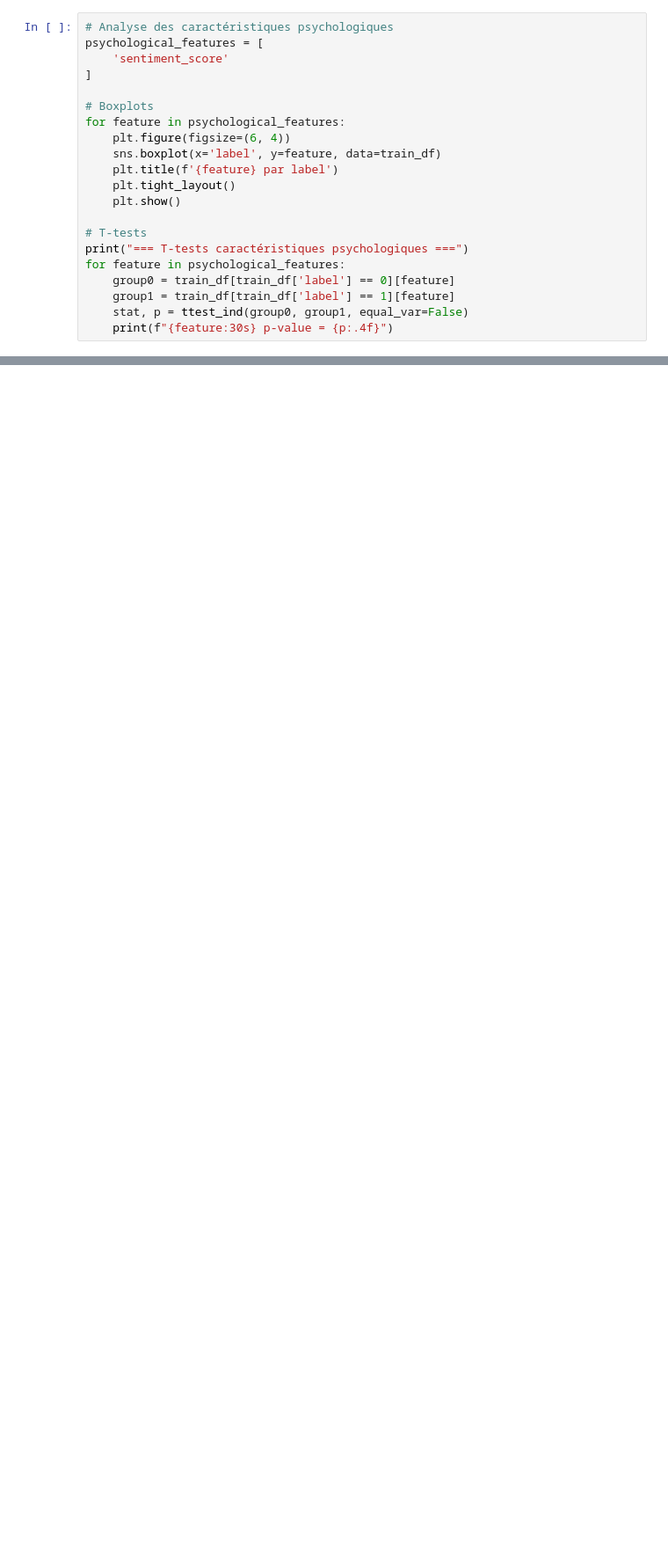
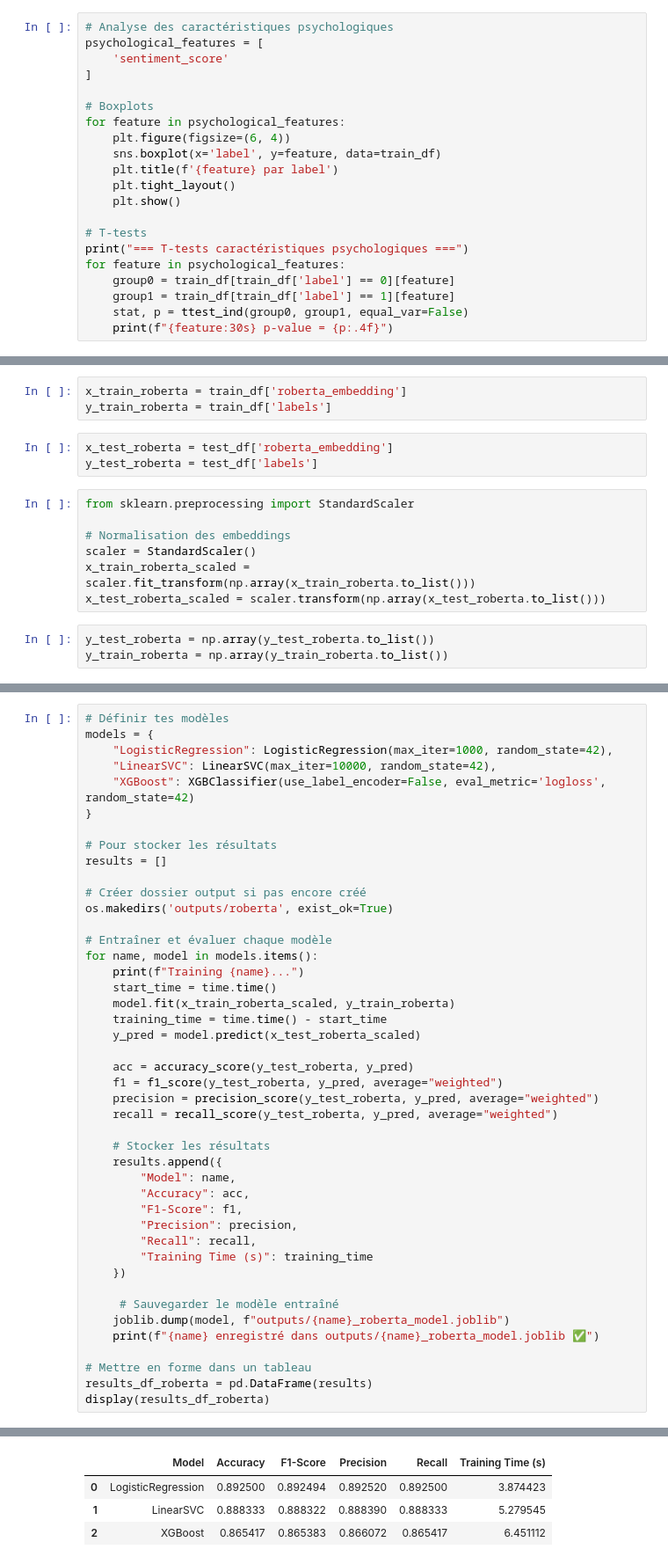
Before and after one commit to AminaManseur29/ENSAE_NLP_project, a Jupyter notebook: notebook.ipynb, the cells around one changed output, grey strips where cells are left out. Shown at 88% size. Saved outputs shown, nothing was run; the diff lists cells and outputs as text; blank space fills up the shorter version.

```diff
--- a/notebook.ipynb
+++ b/notebook.ipynb
@@ -772,0 +934,16 @@ disp.plot()
+# %%
+x_train_roberta = train_df['roberta_embedding']
+y_train_roberta = train_df['labels']
+# %%
+x_test_roberta = test_df['roberta_embedding']
+y_test_roberta = test_df['labels']
+# %%
+from sklearn.preprocessing import StandardScaler
+
+# Normalisation des embeddings
+scaler = StandardScaler()
+x_train_roberta_scaled = scaler.fit_transform(np.array(x_train_roberta.to_list()))
+x_test_roberta_scaled = scaler.transform(np.array(x_test_roberta.to_list()))
+# %%
+y_test_roberta = np.array(y_test_roberta.to_list())
+y_train_roberta = np.array(y_train_roberta.to_list())
@@ -772,0 +955,45 @@ disp.plot()
+# %%
+# Définir tes modèles
+models = {
+    "LogisticRegression": LogisticRegression(max_iter=1000, random_state=42),
+    "LinearSVC": LinearSVC(max_iter=10000, random_state=42),
+    "XGBoost": XGBClassifier(use_label_encoder=False, eval_metric='logloss', random_state=42)
+}
+
+# Pour stocker les résultats
+results = []
+
+# Créer dossier output si pas encore créé
+os.makedirs('outputs/roberta', exist_ok=True)
+
+# Entraîner et évaluer chaque modèle
+for name, model in models.items():
+    print(f"Training {name}...")
+    start_time = time.time()
+    model.fit(x_train_roberta_scaled, y_train_roberta)
+    training_time = time.time() - start_time
+    y_pred = model.predict(x_test_roberta_scaled)
+
+    acc = accuracy_score(y_test_roberta, y_pred)
+    f1 = f1_score(y_test_roberta, y_pred, average="weighted")
+    precision = precision_score(y_test_roberta, y_pred, average="weighted")
+    recall = recall_score(y_test_roberta, y_pred, average="weighted")
+
+    # Stocker les résultats
+    results.append({
+        "Model": name,
+        "Accuracy": acc,
+        "F1-Score": f1,
+        "Precision": precision,
+        "Recall": recall,
+        "Training Time (s)": training_time
+    })
+
+     # Sauvegarder le modèle entraîné
+    joblib.dump(model, f"outputs/{name}_roberta_model.joblib")
+    print(f"{name} enregistré dans outputs/{name}_roberta_model.joblib ✅")
+
+# Mettre en forme dans un tableau
+results_df_roberta = pd.DataFrame(results)
+display(results_df_roberta)
+# %% [output]
@@ -772,0 +1009,4 @@ disp.plot()
+|  | Model | Accuracy | F1-Score | Precision | Recall | Training Time (s) |
+| 0 | LogisticRegression | 0.892500 | 0.892494 | 0.892520 | 0.892500 | 3.874423 |
+| 1 | LinearSVC | 0.888333 | 0.888322 | 0.888390 | 0.888333 | 5.279545 |
+| 2 | XGBoost | 0.865417 | 0.865383 | 0.866072 | 0.865417 | 6.451112 |
```
Also changed, not shown: parts of 68 cells of this notebook, 45 other files.
